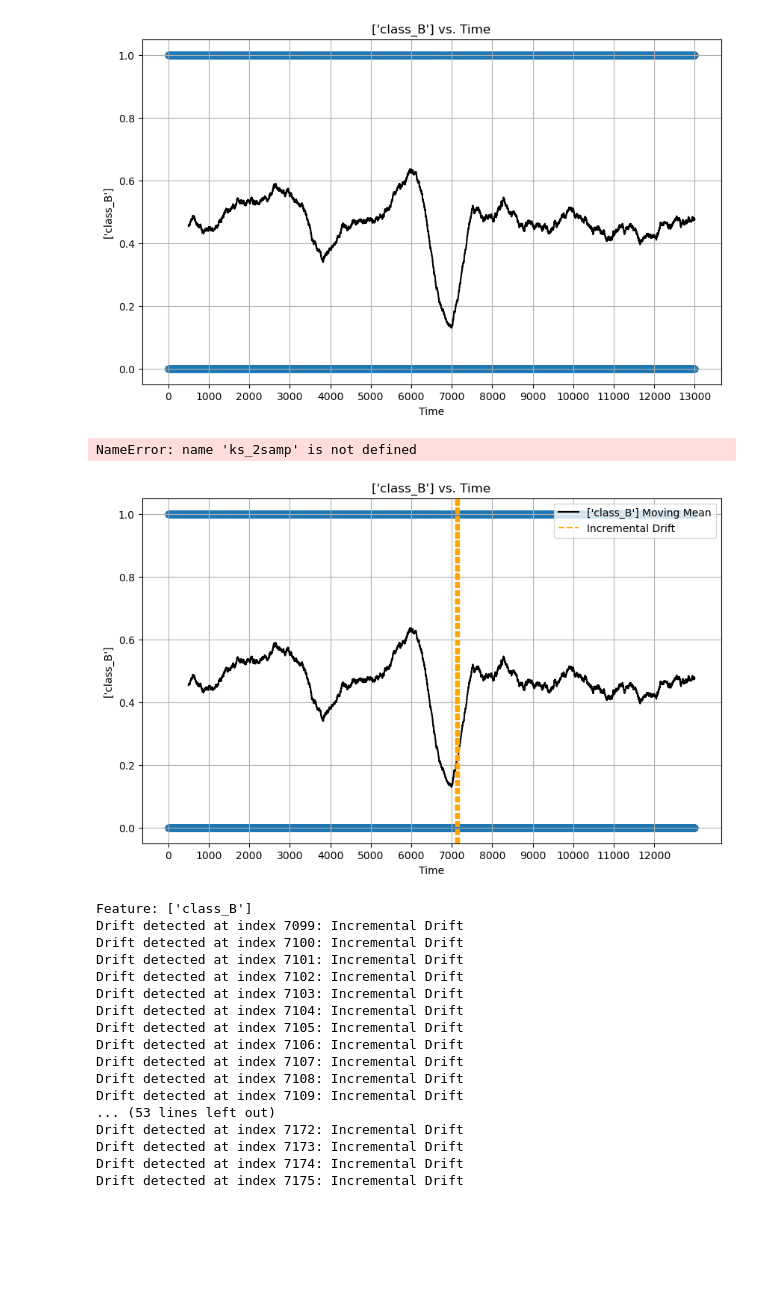
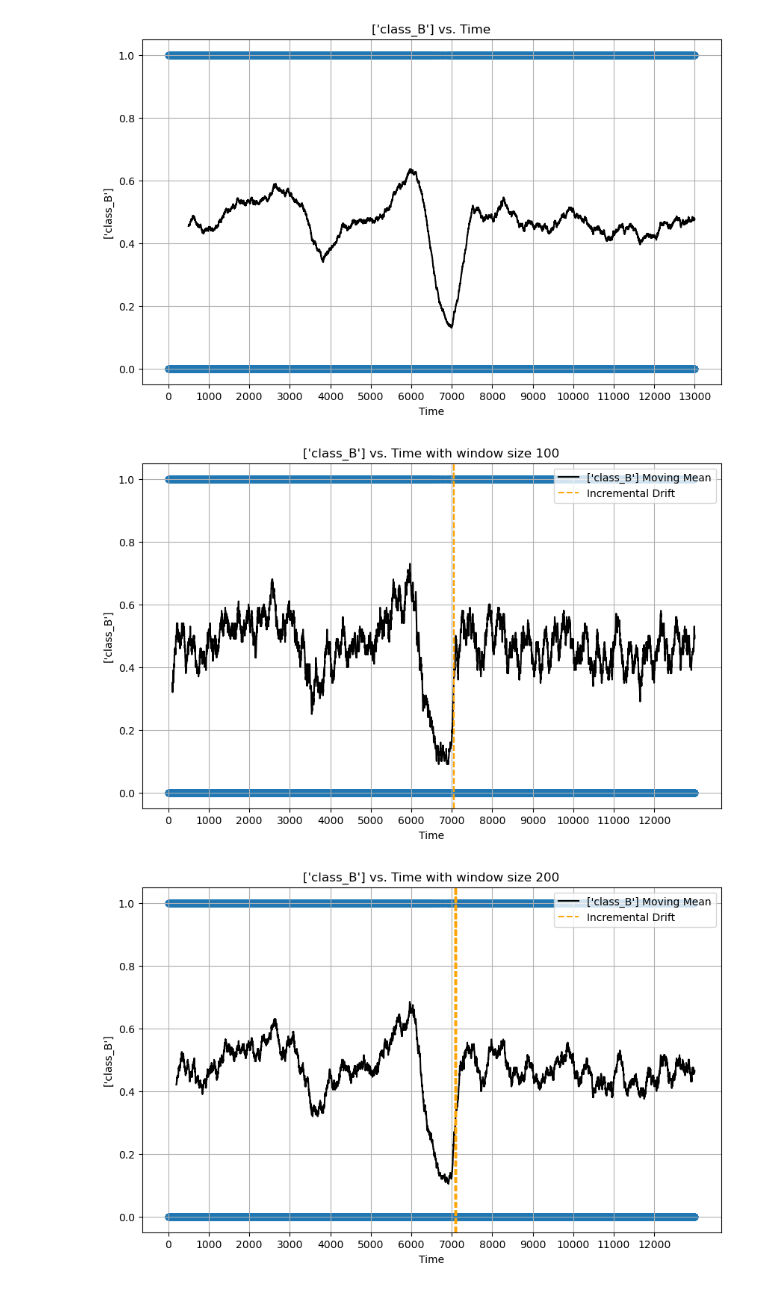
Before and after one commit to aditya0by0/stream-viz, a Jupyter notebook: notebooks/Prior_Drift.ipynb, the cells around one changed output. Saved outputs shown, nothing was run; the diff lists cells and outputs as text; code cells hidden in the pictures; blank space fills up the shorter version.

```diff
--- a/notebooks/Prior_Drift.ipynb
+++ b/notebooks/Prior_Drift.ipynb
@@ -158,7 +158,7 @@ def detect_drift_using_KS(window, window_size):
     second_half = window[window_size // 2 :]
     ks_stat, p_value = ks_2samp(first_half, second_half)
 
-    if p_value < 0.0001:
+    if p_value < 0.001:
         mean_diff = np.mean(second_half) - np.mean(first_half)
         if np.abs(mean_diff) > np.std(window):
             return True, "Sudden Drift"
@@ -215,10 +215,8 @@ def detect_feature_drift(feature_data, window_size=100, trim_stddev=1):
 
 # dp, dt, ma = detect_feature_drift(X_df["n0"])
 # len(dp)
-# %% [output]
-NameError: name 'ks_2samp' is not defined
 # %%
-def plot_feature_drift(feature_name, feature_data):
+def plot_feature_drift(feature_name, feature_data, window_size=300):
     plt.figure(figsize=(10, 6))
     plt.scatter(feature_data.index, feature_data, marker="o")
 
@@ -231,7 +229,9 @@ def plot_feature_drift(feature_name, feature_data):
         label=f"{feature} Moving Mean",
     )
 
-    drift_points, drift_types, moving_avg = detect_feature_drift(feature_data, 300, 3)
+    drift_points, drift_types, moving_avg = detect_feature_drift(
+        feature_data, window_size, 3
+    )
 
     # plt.plot(moving_avg.index, moving_avg, color='orange', linestyle='-', label=f'{feature} Moving Mean with trimming')
 
@@ -251,7 +251,7 @@ def plot_feature_drift(feature_name, feature_data):
         )
         drift_type_temp_label.append(drift_type)
 
-    plt.title(f"{feature_name} vs. Time")
+    plt.title(f"{feature_name} vs. Time with window size {window_size}")
     plt.xlabel("Time")
     plt.ylabel(f"{feature_name}")
     plt.grid(True)
@@ -259,28 +259,15 @@ def plot_feature_drift(feature_name, feature_data):
     plt.legend()
     plt.show()
 
-    print(f"Feature: {feature_name}")
-    for dp, dt in zip(drift_points, drift_types):
-        print(f"Drift detected at index {dp}: {dt}")
+    # print(f"Feature: {feature_name}")
+    # for dp, dt in zip(drift_points, drift_types):
+    #     print(f"Drift detected at index {dp}: {dt}")
 
 
 plot_feature_drift(y_encoder.get_feature_names_out(), y_encoded)
-# %% [output]
-[figure, removed]
-Feature: ['class_B']
-Drift detected at index 7099: Incremental Drift
-Drift detected at index 7100: Incremental Drift
-Drift detected at index 7101: Incremental Drift
-Drift detected at index 7102: Incremental Drift
-Drift detected at index 7103: Incremental Drift
-Drift detected at index 7104: Incremental Drift
-Drift detected at index 7105: Incremental Drift
-Drift detected at index 7106: Incremental Drift
-Drift detected at index 7107: Incremental Drift
-Drift detected at index 7108: Incremental Drift
-Drift detected at index 7109: Incremental Drift
-... (53 lines left out)
-Drift detected at index 7172: Incremental Drift
-Drift detected at index 7173: Incremental Drift
-Drift detected at index 7174: Incremental Drift
-Drift detected at index 7175: Incremental Drift
+# %%
+for win_size in range(100, 1300, 100):
+    plot_feature_drift(y_encoder.get_feature_names_out(), y_encoded, win_size)
+# %% [output]
+[figure, added]
+[figure, added]
```
Also changed, not shown: parts of 1 cell of this notebook, 5 other files.
